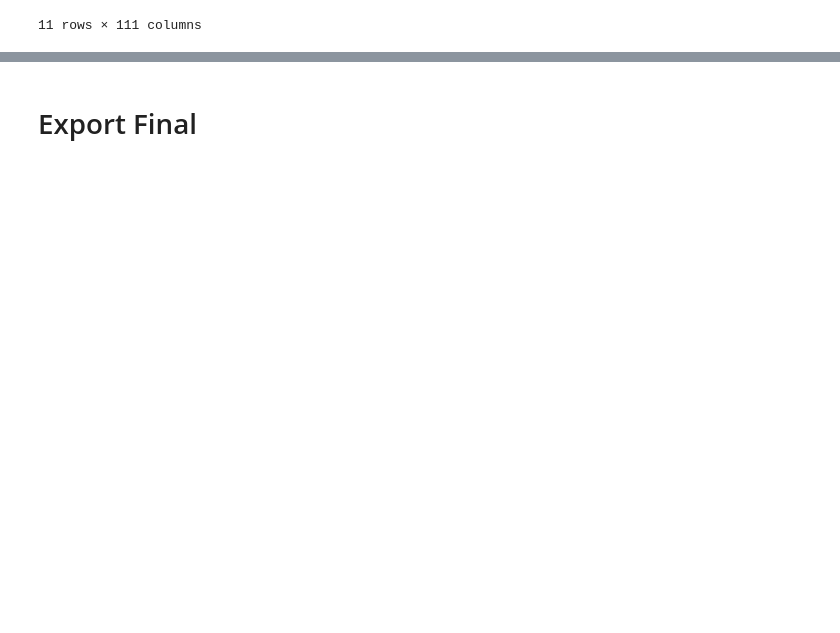
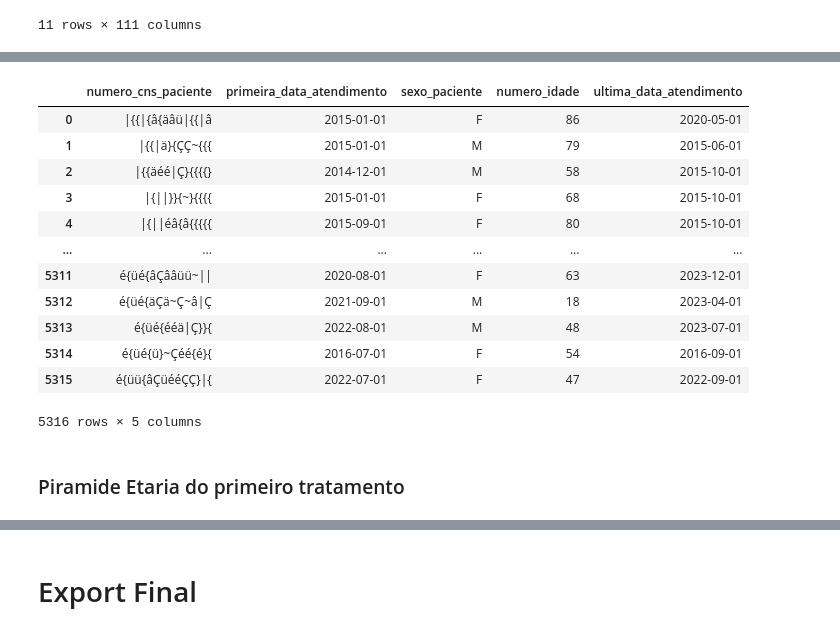
Before and after one commit to TiamatCod3/tcc-canabidiol, a Jupyter notebook: Notebooks/Tratamento_dos_Dados.ipynb, the cells around one changed output, grey strips where cells are left out. Drawn from its saved outputs; the diff is of its cells as text; code cells hidden in the pictures; blank space fills up the shorter version.

Commit message:
subject: reorganizacao de celulas e implementacao de piramide etaria

```diff
--- a/Notebooks/Tratamento_dos_Dados.ipynb
+++ b/Notebooks/Tratamento_dos_Dados.ipynb
@@ -731,4 +685,0 @@ pacientes_data_atendimento_filtrado
-# %%
-rj_epilepsia_total = rj_epilepsia_total.sort_values(['numero_cns_paciente', 'data_atendimento'])
-primeiro_mes = rj_epilepsia_total.groupby('numero_cns_paciente')['data_atendimento'].first()
-ultimo_mes = rj_epilepsia_total.groupby('numero_cns_paciente')['data_atendimento'].last()
@@ -740,0 +686,28 @@ merged_df
+# %%
+# Encontrar a primeira data de atendimento para cada paciente
+primeira_data = rj_epilepsia_total.groupby('numero_cns_paciente').agg({'data_atendimento': 'min', 'sexo_paciente': 'first', 'numero_idade':'first'}).reset_index()
+primeira_data.columns = ['numero_cns_paciente', 'primeira_data_atendimento', 'sexo_paciente', 'numero_idade']
+# %%
+# Encontrar a última data de atendimento para cada paciente
+ultima_data = rj_epilepsia_total.groupby('numero_cns_paciente').agg({'data_atendimento': 'max'}).reset_index()
+ultima_data.columns = ['numero_cns_paciente', 'ultima_data_atendimento']
+# %%
+# Mesclar os DataFrames das primeiras e últimas datas
+datas_atendimento = pd.merge(primeira_data, ultima_data, on='numero_cns_paciente')
+datas_atendimento
+# %% [output]
+|  | numero_cns_paciente | primeira_data_atendimento | sexo_paciente | numero_idade | ultima_data_atendimento |
+| 0 | |{{|{â{äâü|{{|â | 2015-01-01 | F | 86 | 2020-05-01 |
+| 1 | |{{|ä}{ÇÇ~{{{ | 2015-01-01 | M | 79 | 2015-06-01 |
+| 2 | |{{äéé|Ç}{{{{} | 2014-12-01 | M | 58 | 2015-10-01 |
+| 3 | |{||}}{~}{{{{ | 2015-01-01 | F | 68 | 2015-10-01 |
+| 4 | |{||éâ{â{{{{{ | 2015-09-01 | F | 80 | 2015-10-01 |
+| ... | ... | ... | ... | ... | ... |
+| 5311 | é{üé{âÇââüü~|| | 2020-08-01 | F | 63 | 2023-12-01 |
+| 5312 | é{üé{äÇä~Ç~â|Ç | 2021-09-01 | M | 18 | 2023-04-01 |
+| 5313 | é{üé{ééä|Ç}}{ | 2022-08-01 | M | 48 | 2023-07-01 |
+| 5314 | é{üé{ü}~Çéé{é}{ | 2016-07-01 | F | 54 | 2016-09-01 |
+| 5315 | é{üü{âÇüééÇÇ}|{ | 2022-07-01 | F | 47 | 2022-09-01 |
+5316 rows × 5 columns
+# %% [markdown]
+### Piramide Etaria do primeiro tratamento
```
Also changed, not shown: parts of 28 cells of this notebook, 3 other files.
